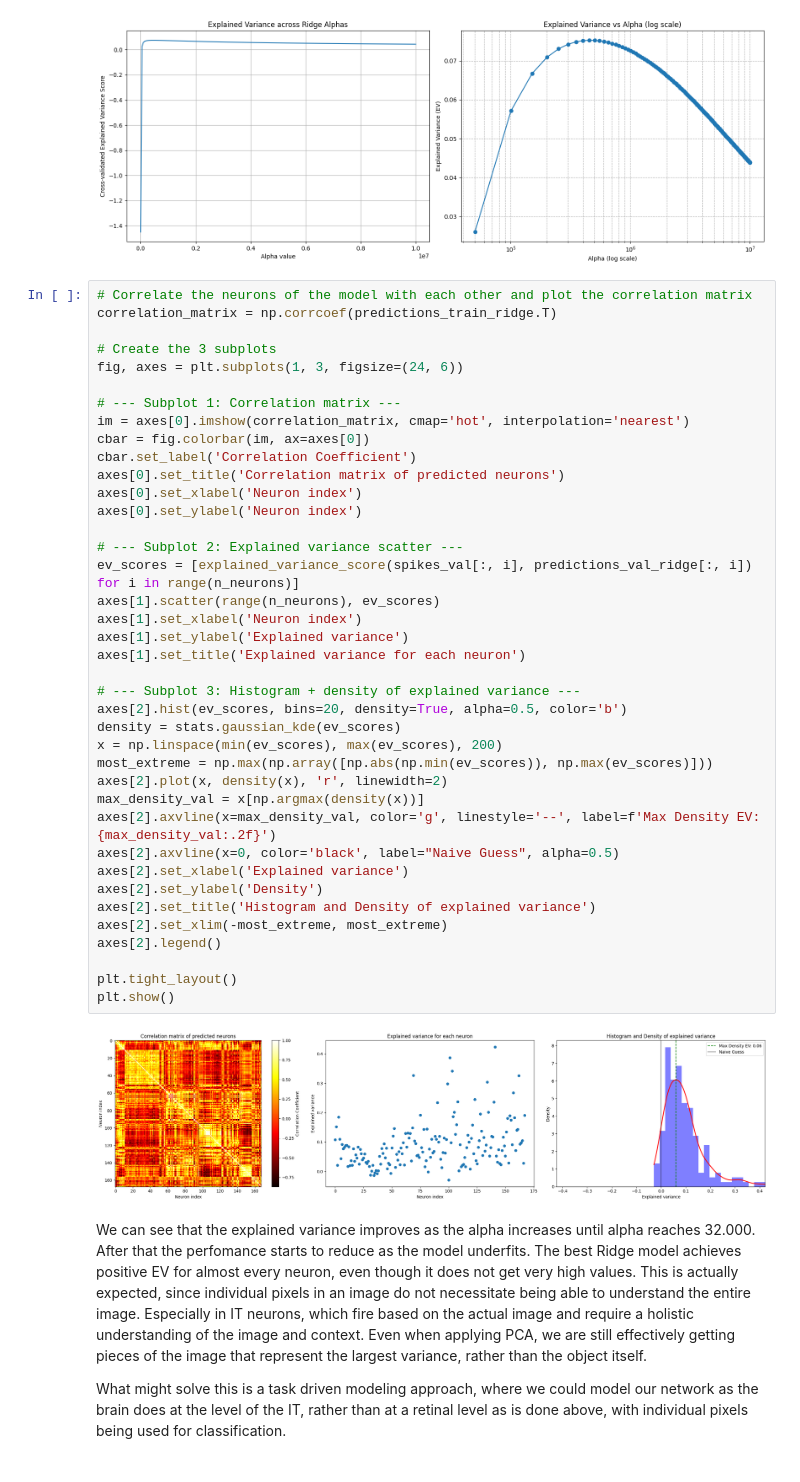
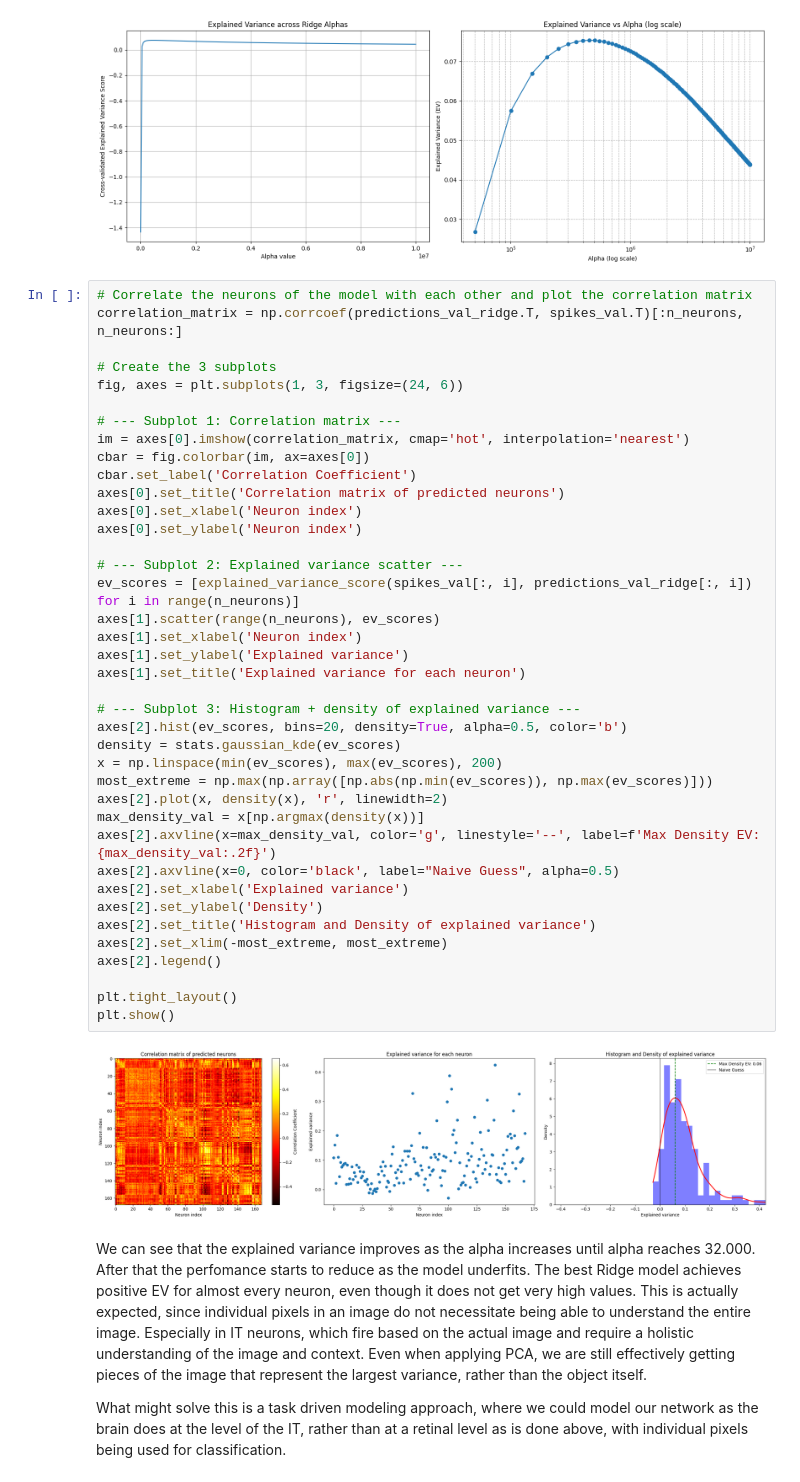
Before and after one commit to GuilhermeCosta-Ferreira/BLCI_G21, a Jupyter notebook: week6.ipynb, the cells around one changed output. Drawn from its saved outputs; the diff is of its cells as text.

```diff
--- a/week6.ipynb
+++ b/week6.ipynb
@@ -353,7 +356,7 @@ plt.show()
 [figure]
 # %%
 # Correlate the neurons of the model with each other and plot the correlation matrix
-correlation_matrix = np.corrcoef(predictions_train_ridge.T)
+correlation_matrix = np.corrcoef(predictions_val_ridge.T, spikes_val.T)[:n_neurons, n_neurons:]
 
 # Create the 3 subplots
 fig, axes = plt.subplots(1, 3, figsize=(24, 6))
@@ -364,34 +367,34 @@ cbar = fig.colorbar(im, ax=axes[0])
 cbar.set_label('Correlation Coefficient')
 axes[0].set_title('Correlation matrix of predicted neurons')
 axes[0].set_xlabel('Neuron index')
 axes[0].set_ylabel('Neuron index')
 
 # --- Subplot 2: Explained variance scatter ---
 ev_scores = [explained_variance_score(spikes_val[:, i], predictions_val_ridge[:, i]) for i in range(n_neurons)]
 axes[1].scatter(range(n_neurons), ev_scores)
 axes[1].set_xlabel('Neuron index')
 axes[1].set_ylabel('Explained variance')
 axes[1].set_title('Explained variance for each neuron')
 
 # --- Subplot 3: Histogram + density of explained variance ---
 axes[2].hist(ev_scores, bins=20, density=True, alpha=0.5, color='b')
 density = stats.gaussian_kde(ev_scores)
 x = np.linspace(min(ev_scores), max(ev_scores), 200)
 most_extreme = np.max(np.array([np.abs(np.min(ev_scores)), np.max(ev_scores)]))
 axes[2].plot(x, density(x), 'r', linewidth=2)
 max_density_val = x[np.argmax(density(x))]
 axes[2].axvline(x=max_density_val, color='g', linestyle='--', label=f'Max Density EV: {max_density_val:.2f}')
 axes[2].axvline(x=0, color='black', label="Naive Guess", alpha=0.5)
 axes[2].set_xlabel('Explained variance')
 axes[2].set_ylabel('Density')
 axes[2].set_title('Histogram and Density of explained variance')
 axes[2].set_xlim(-most_extreme, most_extreme)
 axes[2].legend()
 
 plt.tight_layout()
 plt.show()
 # %% [output]
-[figure, old version]
+[figure, new version]
 # %% [markdown]
 We can see that the explained variance improves as the alpha increases until alpha reaches 32.000. After that the perfomance starts to reduce as the model underfits. The best Ridge model achieves positive EV for almost every neuron, even though it does not get very high values.  This is actually expected, since individual pixels in an image do not necessitate being able to understand the entire image. Especially in IT neurons, which fire based on the actual image and require a holistic understanding of the image and context. Even when applying PCA, we are still effectively getting pieces of the image that represent the largest variance, rather than the object itself.
 
```
Also changed, not shown: parts of 7 cells of this notebook.
